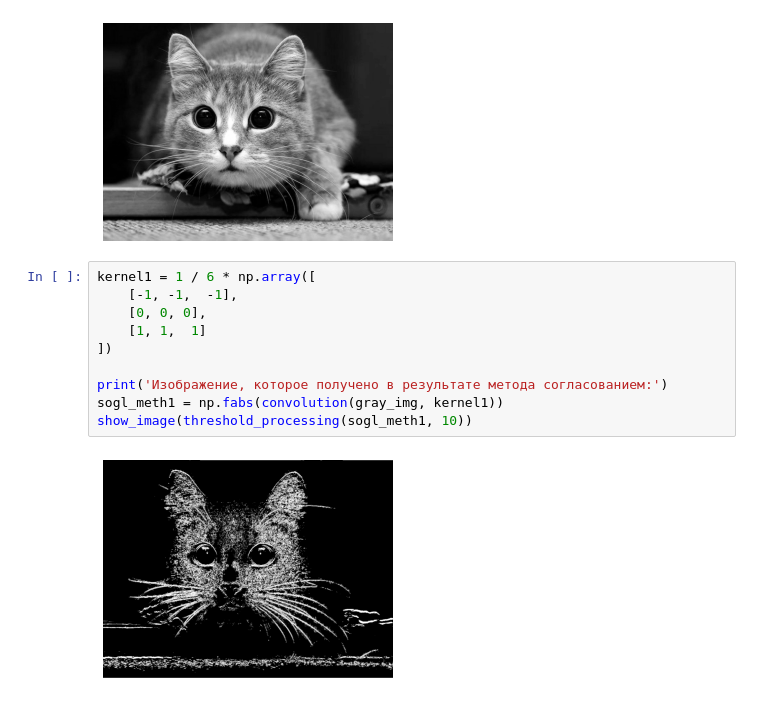
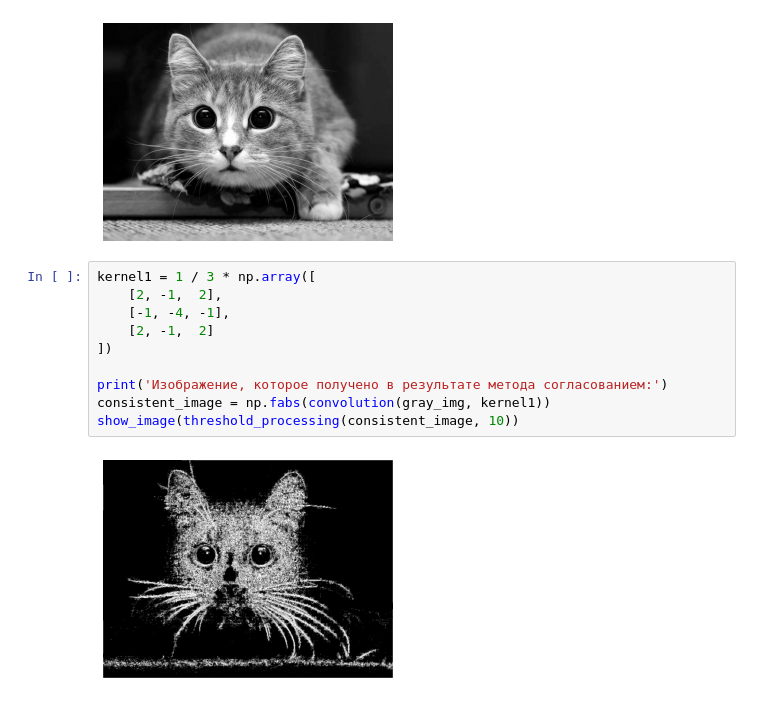
Before and after one commit to kolovratgas/Image-Processing, a Jupyter notebook: Lab_4/Lab_4.ipynb, the cells around one changed output. Drawn from its saved outputs; the diff is of its cells as text.

```diff
--- a/Lab_4/Lab_4.ipynb
+++ b/Lab_4/Lab_4.ipynb
@@ -119,14 +119,14 @@ show_image(gray_img)
 Преобразованное изображение в градации серого:
 [figure]
 # %%
-kernel1 = 1 / 6 * np.array([
-    [-1, -1,  -1],
-    [0, 0, 0],
-    [1, 1,  1]
+kernel1 = 1 / 3 * np.array([
+    [2, -1,  2],
+    [-1, -4, -1],
+    [2, -1,  2]
 ])
 
 print('Изображение, которое получено в результате метода согласованием:')
-sogl_meth1 = np.fabs(convolution(gray_img, kernel1))
-show_image(threshold_processing(sogl_meth1, 10))
+consistent_image = np.fabs(convolution(gray_img, kernel1))
+show_image(threshold_processing(consistent_image, 10))
 # %% [output]
-[figure, old version]
+[figure, new version]
```
